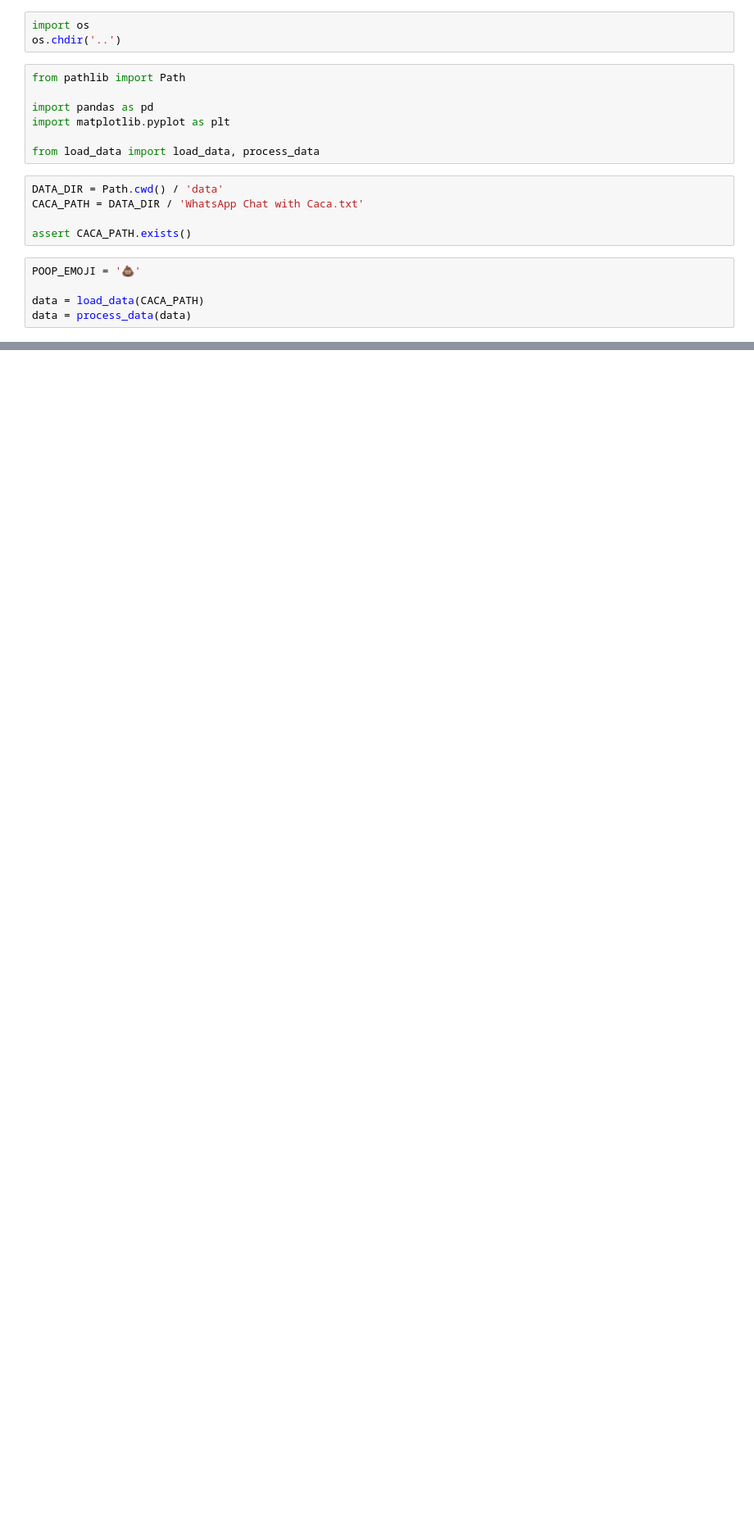
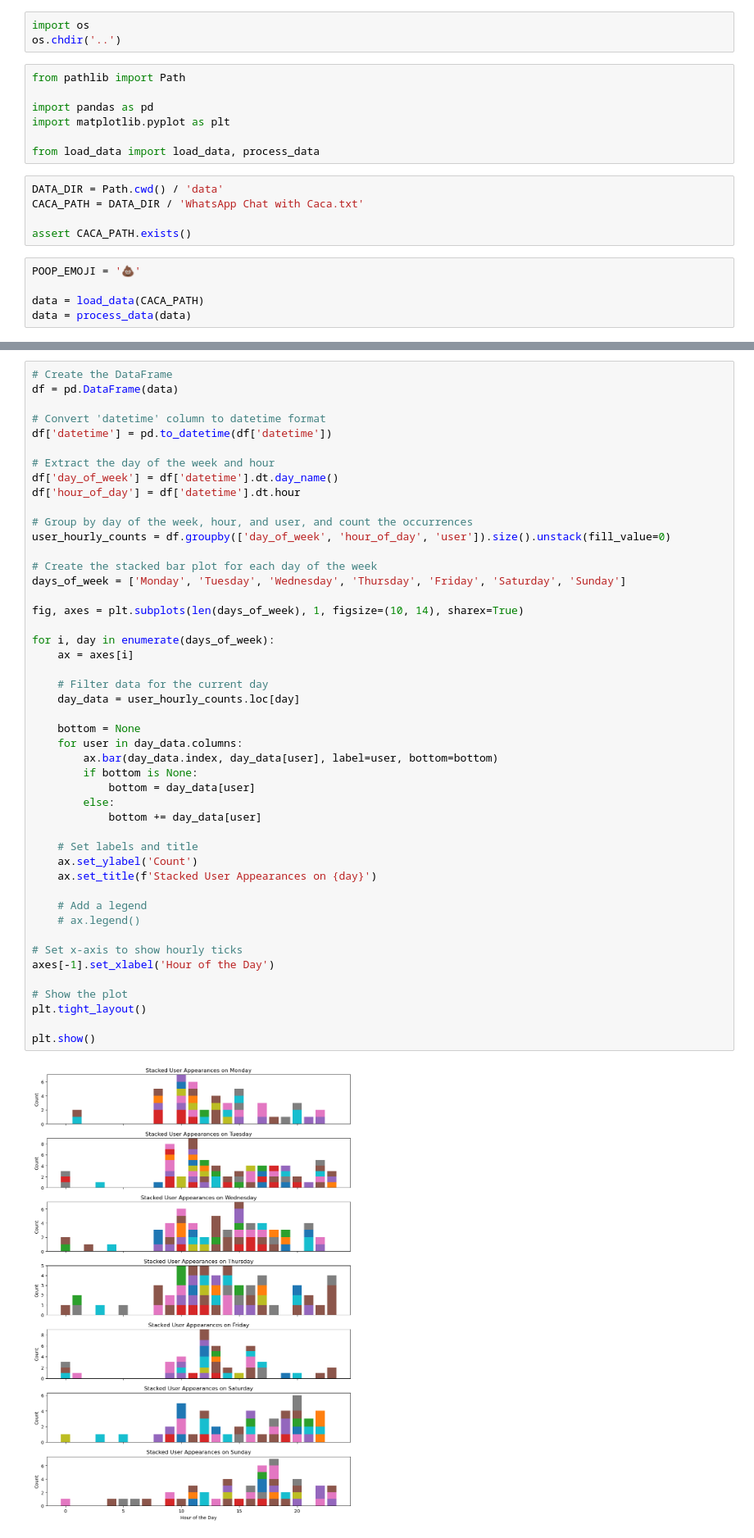
Before and after one commit to pabloskewes/poopanalytics, a Jupyter notebook: notebooks/caca.ipynb, the cells around one changed output, grey strips where cells are left out. Shown at 82% size. Drawn from its saved outputs; the diff is of its cells as text; blank space fills up the shorter version.

```diff
--- a/notebooks/caca.ipynb
+++ b/notebooks/caca.ipynb
@@ -28,0 +86,49 @@ Text(0.5, 1.0, 'Poop Emoji Count by User')
+# %%
+# Create the DataFrame
+df = pd.DataFrame(data)
+
+# Convert 'datetime' column to datetime format
+df['datetime'] = pd.to_datetime(df['datetime'])
+
+# Extract the day of the week and hour
+df['day_of_week'] = df['datetime'].dt.day_name()
+df['hour_of_day'] = df['datetime'].dt.hour
+
+# Group by day of the week, hour, and user, and count the occurrences
+user_hourly_counts = df.groupby(['day_of_week', 'hour_of_day', 'user']).size().unstack(fill_value=0)
+
+# Create the stacked bar plot for each day of the week
+days_of_week = ['Monday', 'Tuesday', 'Wednesday', 'Thursday', 'Friday', 'Saturday', 'Sunday']
+
+fig, axes = plt.subplots(len(days_of_week), 1, figsize=(10, 14), sharex=True)
+
+for i, day in enumerate(days_of_week):
+    ax = axes[i]
+
+    # Filter data for the current day
+    day_data = user_hourly_counts.loc[day]
+
+    bottom = None
+    for user in day_data.columns:
+        ax.bar(day_data.index, day_data[user], label=user, bottom=bottom)
+        if bottom is None:
+            bottom = day_data[user]
+        else:
+            bottom += day_data[user]
+
+    # Set labels and title
+    ax.set_ylabel('Count')
+    ax.set_title(f'Stacked User Appearances on {day}')
+
+    # Add a legend
+    # ax.legend()
+
+# Set x-axis to show hourly ticks
+axes[-1].set_xlabel('Hour of the Day')
+
+# Show the plot
+plt.tight_layout()
+
+plt.show()
+# %% [output]
+[figure, added]
```
Also changed, not shown: parts of 4 cells of this notebook, 2 other files.
